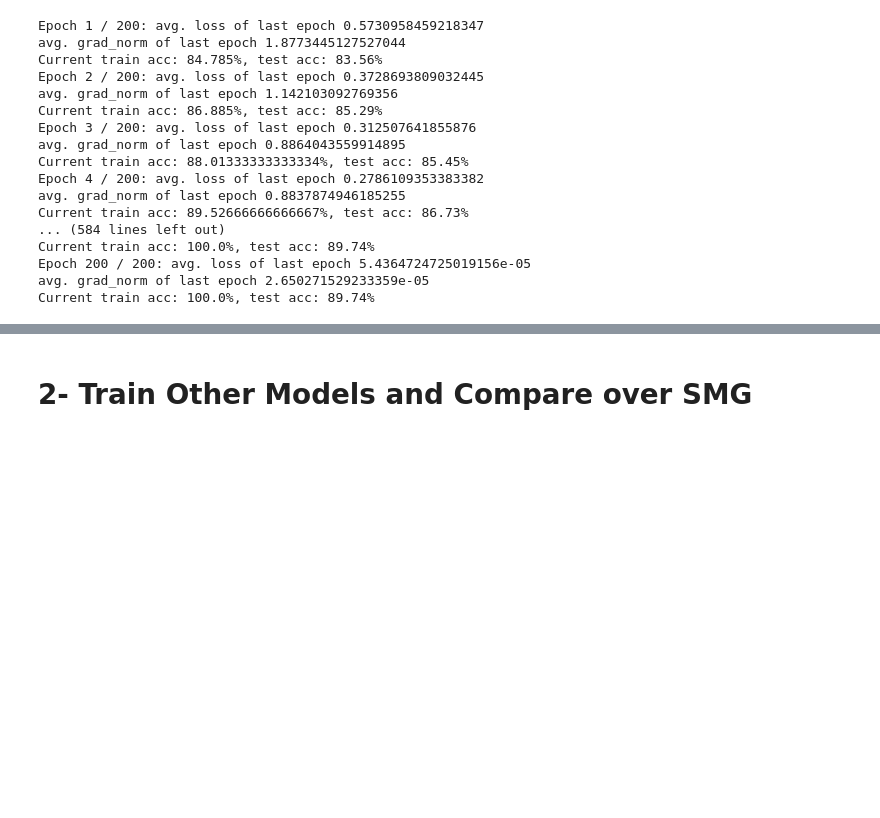
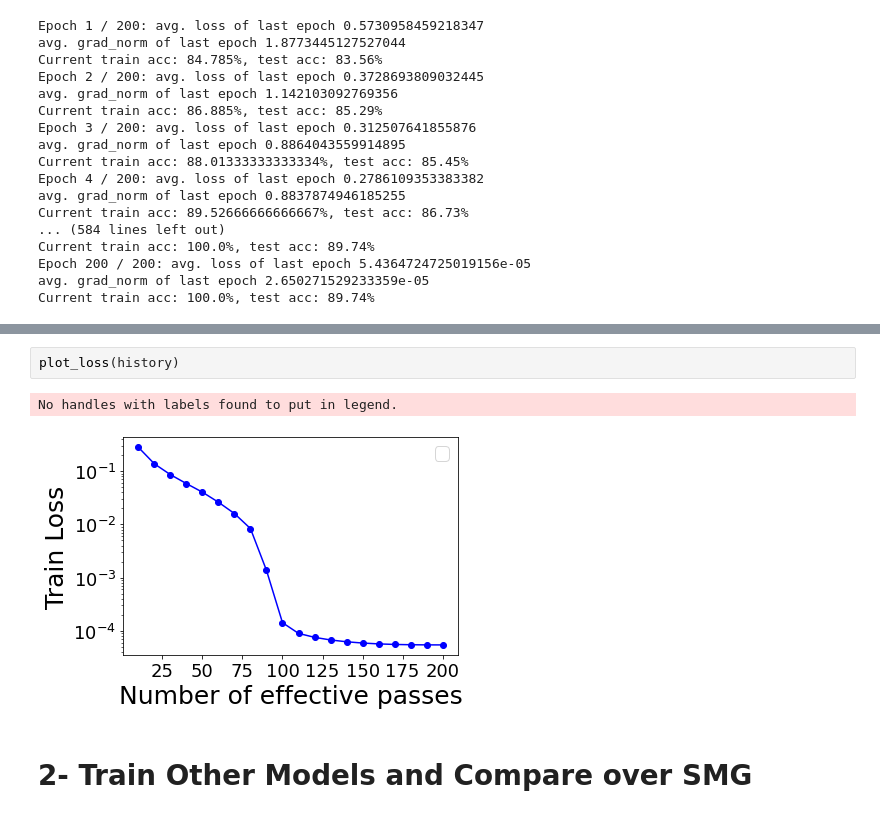
Before and after one commit to CENG501-Projects/CENG501-Spring2022, a Jupyter notebook: Project_Kose_Varli/experiments/fashionmnist_experiments.ipynb, the cells around one changed output, grey strips where cells are left out. Cells and saved outputs as stored; diff of their text form; blank space fills up the shorter version.

```diff
--- a/Project_Kose_Varli/experiments/fashionmnist_experiments.ipynb
+++ b/Project_Kose_Varli/experiments/fashionmnist_experiments.ipynb
@@ -679,3 +687,8 @@ No handles with labels found to put in legend.
+# %%
+plot_loss(history)
+# %% [output]
+No handles with labels found to put in legend.
+[figure, added]
 # %% [markdown]
 # 2- Train Other Models and Compare over SMG
 # %% [markdown]
```
Also changed, not shown: parts of 17 cells of this notebook.
